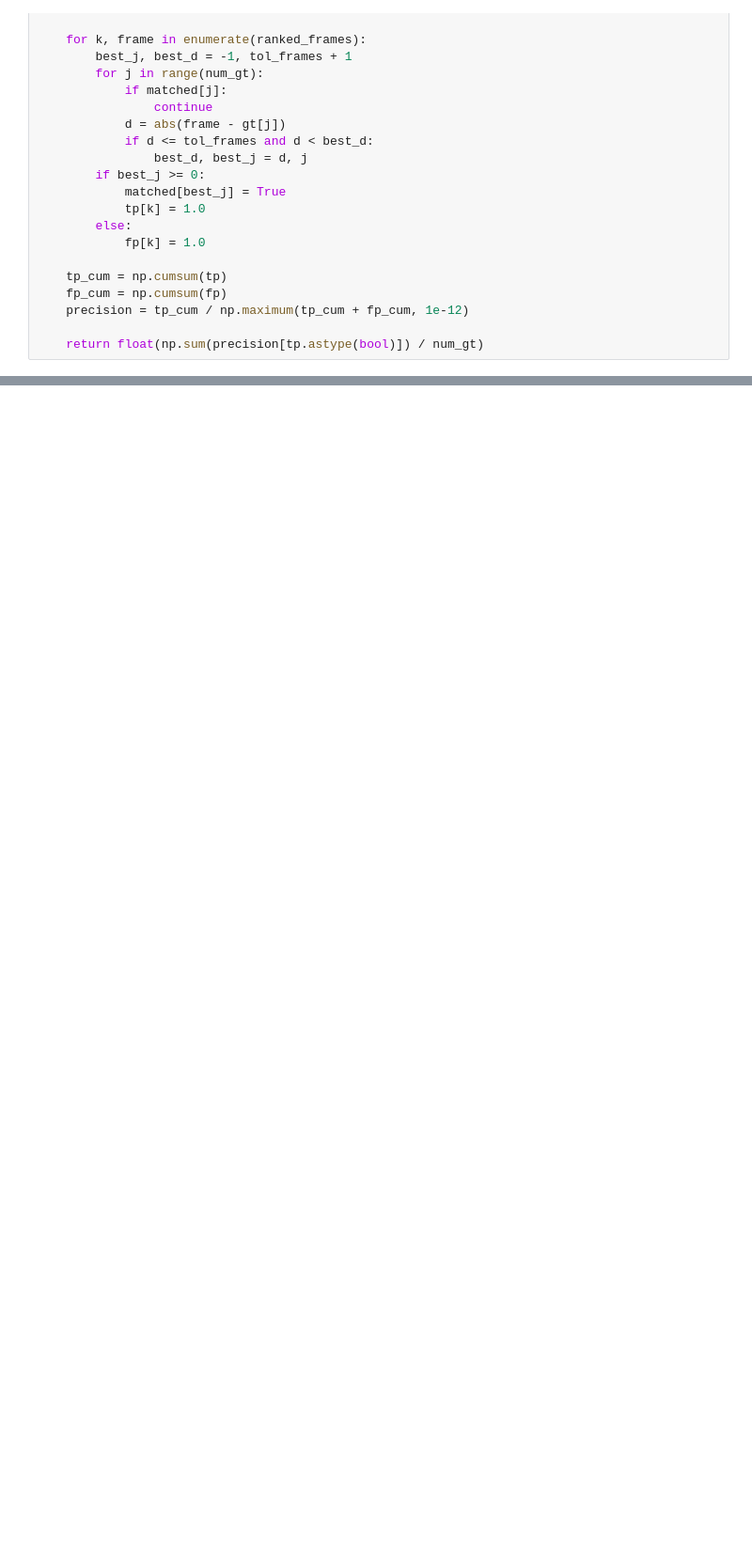
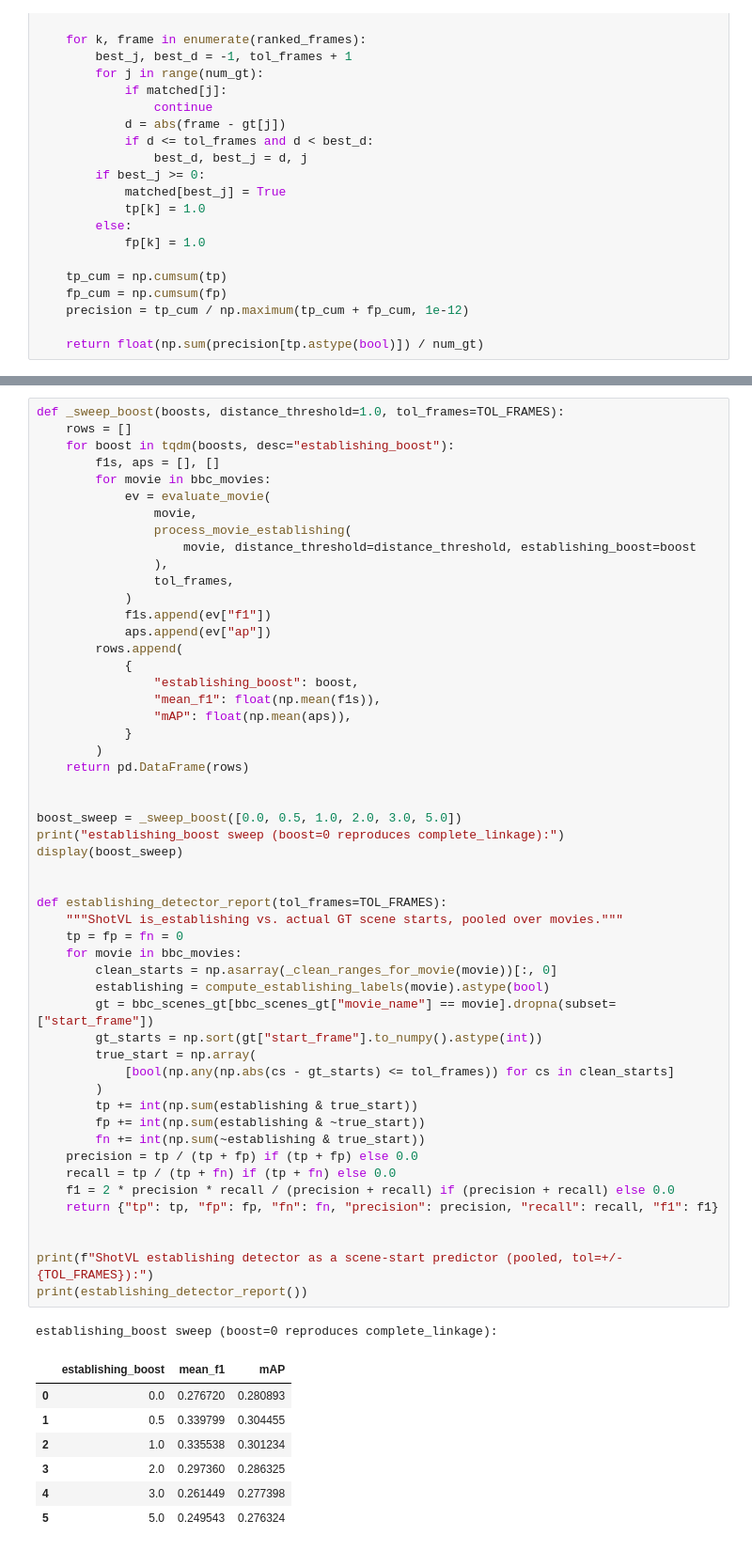
Before and after one commit to lwan1/movienet-scene-segmentation, a Jupyter notebook: notebooks/unsupervised_approaches.ipynb, the cells around one changed output, grey strips where cells are left out. Shown at 94% size. Saved outputs shown, nothing was run; the diff lists cells and outputs as text; blank space fills up the shorter version.

```diff
--- a/notebooks/unsupervised_approaches.ipynb
+++ b/notebooks/unsupervised_approaches.ipynb
@@ -1527,0 +1801,61 @@ same tolerance. Values are macro means (mAP / mean-F1); inspect the per-movie ro
+# %%
+def _sweep_boost(boosts, distance_threshold=1.0, tol_frames=TOL_FRAMES):
+    rows = []
+    for boost in tqdm(boosts, desc="establishing_boost"):
+        f1s, aps = [], []
+        for movie in bbc_movies:
+            ev = evaluate_movie(
+                movie,
+                process_movie_establishing(
+                    movie, distance_threshold=distance_threshold, establishing_boost=boost
+                ),
+                tol_frames,
+            )
+            f1s.append(ev["f1"])
+            aps.append(ev["ap"])
+        rows.append(
+            {
+                "establishing_boost": boost,
+                "mean_f1": float(np.mean(f1s)),
+                "mAP": float(np.mean(aps)),
+            }
+        )
+    return pd.DataFrame(rows)
+
+
+boost_sweep = _sweep_boost([0.0, 0.5, 1.0, 2.0, 3.0, 5.0])
+print("establishing_boost sweep (boost=0 reproduces complete_linkage):")
+display(boost_sweep)
+
+
+def establishing_detector_report(tol_frames=TOL_FRAMES):
+    """ShotVL is_establishing vs. actual GT scene starts, pooled over movies."""
+    tp = fp = fn = 0
+    for movie in bbc_movies:
+        clean_starts = np.asarray(_clean_ranges_for_movie(movie))[:, 0]
+        establishing = compute_establishing_labels(movie).astype(bool)
+        gt = bbc_scenes_gt[bbc_scenes_gt["movie_name"] == movie].dropna(subset=["start_frame"])
+        gt_starts = np.sort(gt["start_frame"].to_numpy().astype(int))
+        true_start = np.array(
+            [bool(np.any(np.abs(cs - gt_starts) <= tol_frames)) for cs in clean_starts]
+        )
+        tp += int(np.sum(establishing & true_start))
+        fp += int(np.sum(establishing & ~true_start))
+        fn += int(np.sum(~establishing & true_start))
+    precision = tp / (tp + fp) if (tp + fp) else 0.0
+    recall = tp / (tp + fn) if (tp + fn) else 0.0
+    f1 = 2 * precision * recall / (precision + recall) if (precision + recall) else 0.0
+    return {"tp": tp, "fp": fp, "fn": fn, "precision": precision, "recall": recall, "f1": f1}
+
+
+print(f"ShotVL establishing detector as a scene-start predictor (pooled, tol=+/-{TOL_FRAMES}):")
+print(establishing_detector_report())
+# %% [output]
+establishing_boost sweep (boost=0 reproduces complete_linkage):
+|  | establishing_boost | mean_f1 | mAP |
+| 0 | 0.0 | 0.276720 | 0.280893 |
+| 1 | 0.5 | 0.339799 | 0.304455 |
+| 2 | 1.0 | 0.335538 | 0.301234 |
+| 3 | 2.0 | 0.297360 | 0.286325 |
+| 4 | 3.0 | 0.261449 | 0.277398 |
+| 5 | 5.0 | 0.249543 | 0.276324 |
```
Also changed, not shown: parts of 14 cells of this notebook.
